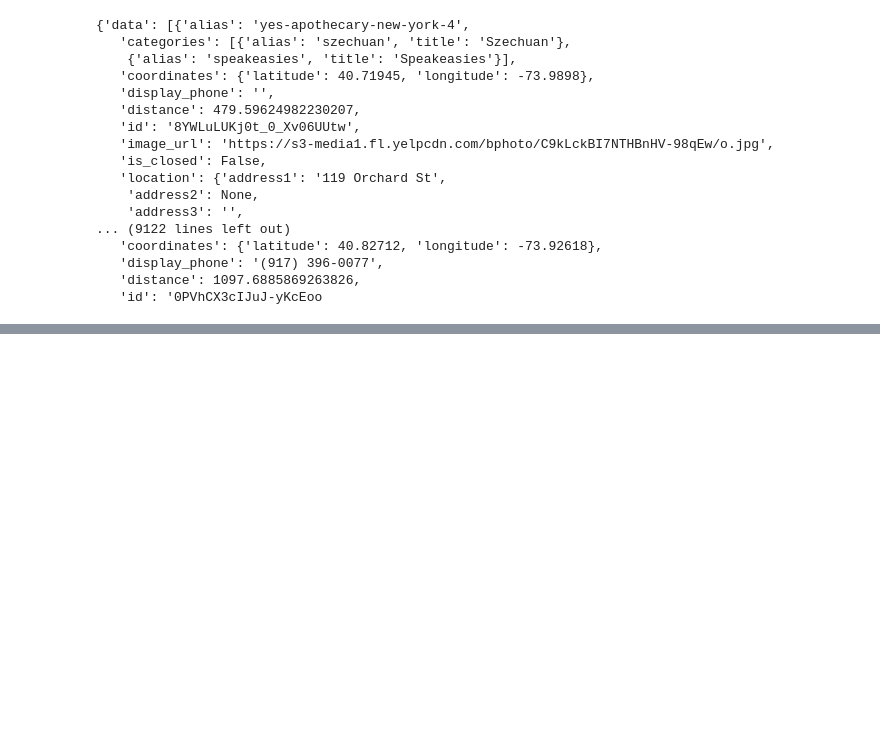
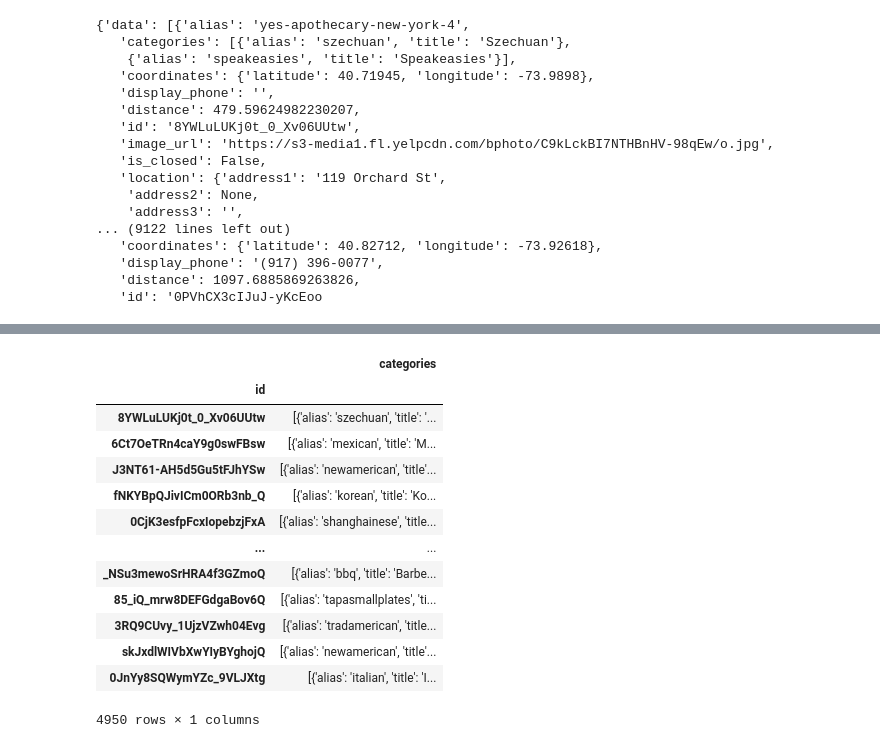
Before and after one commit to erikajwolf/Yelp_Metro_US_Analysis, a Jupyter notebook: Yelp_API.ipynb, the cells around one changed output, grey strips where cells are left out. Saved outputs shown, nothing was run; the diff lists cells and outputs as text; code cells hidden in the pictures; blank space fills up the shorter version.

```diff
--- a/Yelp_API.ipynb
+++ b/Yelp_API.ipynb
@@ -191,0 +210,19 @@ yelp_panda_data_by_zip.to_csv("yelp_data.csv", encoding='utf-8', index=False)
+# %%
+# creating dataframe for categories_df for parsing out dictionary
+categories_df = pd.DataFrame(categories_df)
+categories_df
+# %% [output]
+|  | categories |
+| id |  |
+| 8YWLuLUKj0t_0_Xv06UUtw | [{'alias': 'szechuan', 'title': '... |
+| 6Ct7OeTRn4caY9g0swFBsw | [{'alias': 'mexican', 'title': 'M... |
+| J3NT61-AH5d5Gu5tFJhYSw | [{'alias': 'newamerican', 'title'... |
+| fNKYBpQJivICm0ORb3nb_Q | [{'alias': 'korean', 'title': 'Ko... |
+| 0CjK3esfpFcxIopebzjFxA | [{'alias': 'shanghainese', 'title... |
+| ... | ... |
+| _NSu3mewoSrHRA4f3GZmoQ | [{'alias': 'bbq', 'title': 'Barbe... |
+| 85_iQ_mrw8DEFGdgaBov6Q | [{'alias': 'tapasmallplates', 'ti... |
+| 3RQ9CUvy_1UjzVZwh04Evg | [{'alias': 'tradamerican', 'title... |
+| skJxdlWIVbXwYIyBYghojQ | [{'alias': 'newamerican', 'title'... |
+| 0JnYy8SQWymYZc_9VLJXtg | [{'alias': 'italian', 'title': 'I... |
+4950 rows × 1 columns
```
Also changed, not shown: parts of 16 cells of this notebook.
